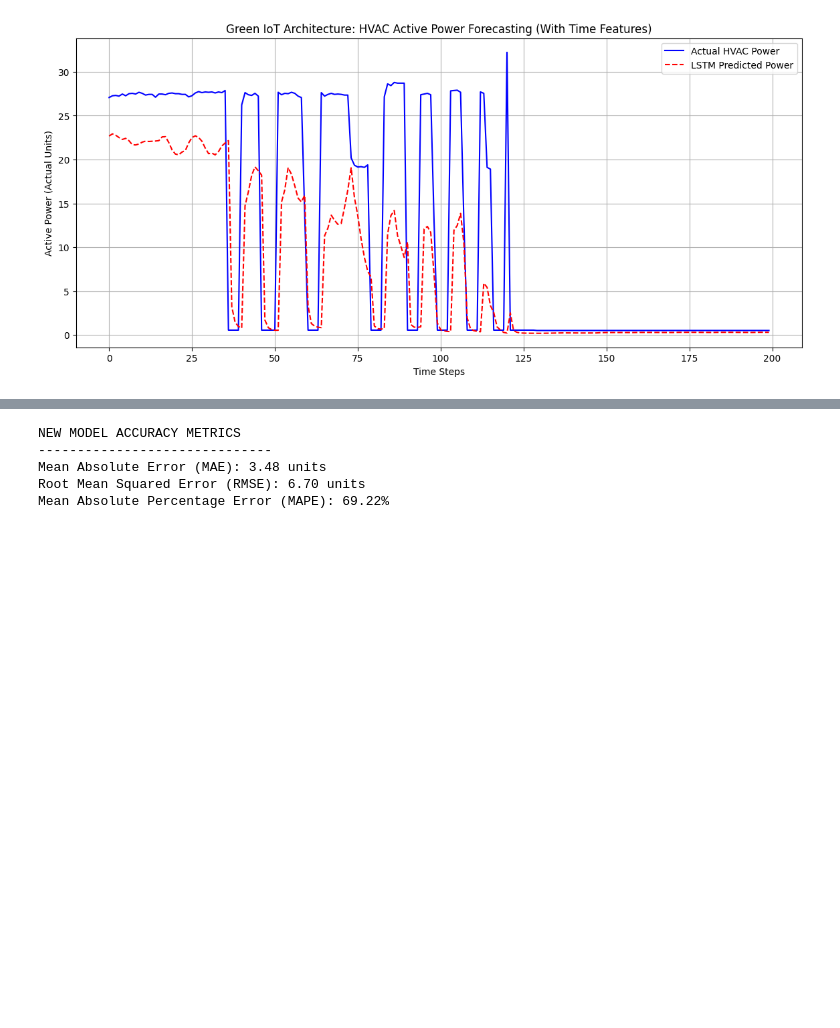
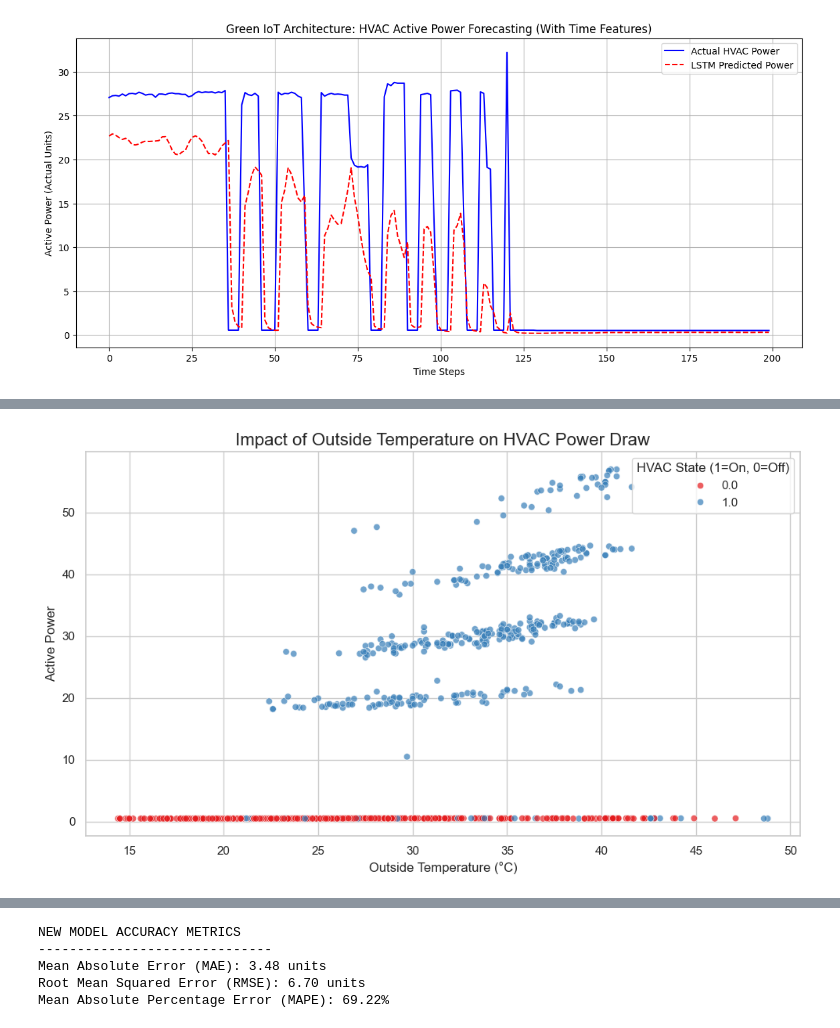
Before and after one commit to SRIMOHANAPRIYAN/LSTM-TASK, a Jupyter notebook: 1. LSTM MODEL.ipynb, the cells around one changed output, grey strips where cells are left out. Drawn from its saved outputs; the diff is of its cells as text; code cells hidden in the pictures; blank space fills up the shorter version.

```diff
--- a/1. LSTM MODEL.ipynb
+++ b/1. LSTM MODEL.ipynb
@@ -158,0 +195,14 @@ plt.show()
+# %%
+#OUTSIDE TEMP VS POWER DEMAND
+
+plt.figure(figsize=(10, 6))
+df_sampled = df.sample(n=1000, random_state=42)
+sns.scatterplot(x='outside_temp', y='active_power', hue='on_off', palette='Set1', data=df_sampled, alpha=0.7)
+plt.title('Impact of Outside Temperature on HVAC Power Draw', fontsize=16)
+plt.xlabel('Outside Temperature (°C)', fontsize=12)
+plt.ylabel('Active Power', fontsize=12)
+plt.legend(title='HVAC State (1=On, 0=Off)')
+plt.tight_layout()
+plt.show()
+# %% [output]
+[figure, added]
```
Also changed, not shown: parts of 5 cells of this notebook, 1 other file.
